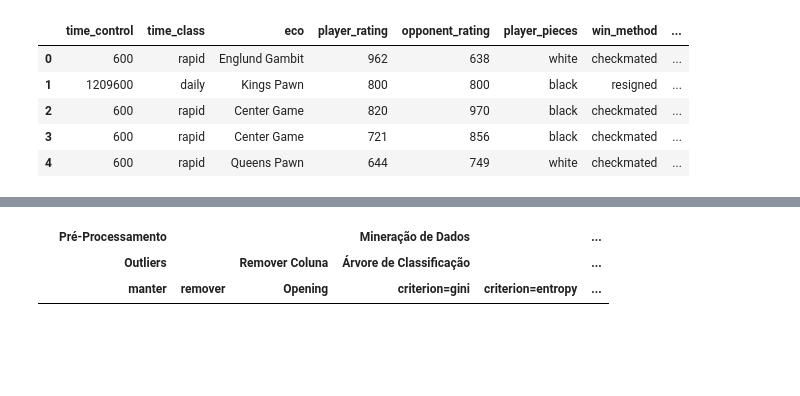
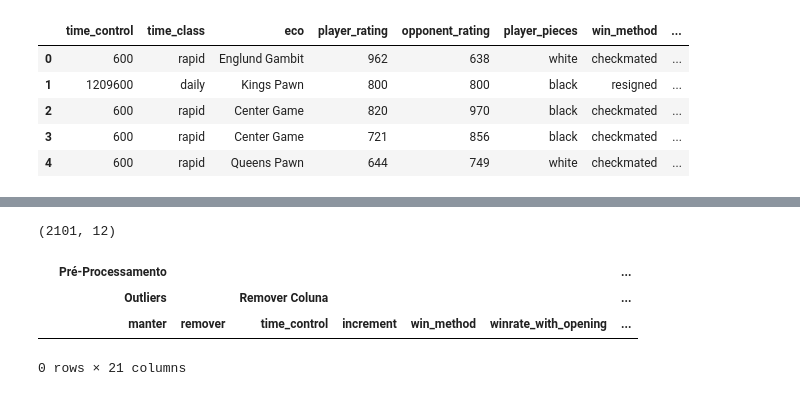
Before and after one commit to Mr-Barros/ENG4040, a Jupyter notebook: src/experimentacao/arvores_classificacao.ipynb, the cells around one changed output, grey strips where cells are left out. Saved outputs shown, nothing was run; the diff lists cells and outputs as text; code cells hidden in the pictures; blank space fills up the shorter version.

```diff
--- a/src/experimentacao/arvores_classificacao.ipynb
+++ b/src/experimentacao/arvores_classificacao.ipynb
@@ -203,13 +210,25 @@ df.head()
 # %%
 def remove_outliers(data: pd.DataFrame) -> pd.DataFrame:
     df = data
-
-    for col in ['Sales', 'CompPrice', 'Price']:
+    for col in ['time_control', 'opponent_rating', 'winrate_with_opening']:
+        if col not in df.columns:
+            continue
         Q1 = df[col].quantile(0.25)
         Q3 = df[col].quantile(0.75)
         IQR = Q3 - Q1
         lower_bound = Q1 - 1.5 * IQR
         upper_bound = Q3 + 1.5 * IQR
-        df = df[(df[col] > lower_bound) & (df[col] < upper_bound)]
+        # for winrate_with_opening, substitute outliers by mean value
+        if col == 'winrate_with_opening':
+            col_mean = df[col].mean()
+            out_of_bounds = (df[col] < lower_bound) | (df[col] > upper_bound)
+            df.loc[out_of_bounds, col] = col_mean
+        else:
+            df = df[(df[col] > lower_bound) & (df[col] < upper_bound)]
 
     return df
+
+df = remove_outliers(df)
+df.shape
+# %% [output]
+(2101, 12)
@@ -230,34 +258,38 @@ params = model_params['Árvore de Decisão']['params']
 # %%
 columns = pd.MultiIndex.from_tuples([
     ('Pré-Processamento', 'Outliers', 'manter'),
     ('Pré-Processamento', 'Outliers', 'remover'),
 
-    ('Pré-Processamento', 'Remover Coluna', 'Opening'),
+    ('Pré-Processamento', 'Remover Coluna', 'time_control'),
+    ('Pré-Processamento', 'Remover Coluna', 'increment'),
+    ('Pré-Processamento', 'Remover Coluna', 'win_method'),
+    ('Pré-Processamento', 'Remover Coluna', 'winrate_with_opening'),
 
     ('Mineração de Dados', 'Árvore de Classificação', f'criterion={params["criterion"][0]}'),
     ('Mineração de Dados', 'Árvore de Classificação', f'criterion={params["criterion"][1]}'),
     ('Mineração de Dados', 'Árvore de Classificação', f'criterion={params["criterion"][2]}'),
     ('Mineração de Dados', 'Árvore de Classificação', f'splitter={params["splitter"][0]}'),
     ('Mineração de Dados', 'Árvore de Classificação', f'splitter={params["splitter"][1]}'),
     ('Mineração de Dados', 'Árvore de Classificação', f'max_depth={params["max_depth"][0]}'),
     ('Mineração de Dados', 'Árvore de Classificação', f'max_depth={params["max_depth"][1]}'),
     ('Mineração de Dados', 'Árvore de Classificação', f'max_depth={params["max_depth"][2]}'),
     ('Mineração de Dados', 'Árvore de Classificação', f'min_samples_leaf={params["min_samples_leaf"][0]}'),
     ('Mineração de Dados', 'Árvore de Classificação', f'min_samples_leaf={params["min_samples_leaf"][1]}'),
     ('Mineração de Dados', 'Árvore de Classificação', f'min_samples_leaf={params["min_samples_leaf"][2]}'),
 
     ('Pós-Processamento', 'Medidas', 'Acurácia'),
     ('Pós-Processamento', 'Medidas', 'Precisão'),
     ('Pós-Processamento', 'Medidas', 'Recall'),
     ('Pós-Processamento', 'Medidas', 'F-Measure')
 ])
 
 experiment = pd.DataFrame(columns=columns)
 experiment
 # %% [output]
-|  | Pré-Processamento |  |  | Mineração de Dados |  | ... |
-|  | Outliers |  | Remover Coluna | Árvore de Classificação |  | ... |
-|  | manter | remover | Opening | criterion=gini | criterion=entropy | ... |
+|  | Pré-Processamento |  |  |  |  |  | ... |
+|  | Outliers |  | Remover Coluna |  |  |  | ... |
+|  | manter | remover | time_control | increment | win_method | winrate_with_opening | ... |
+0 rows × 21 columns
 # %%
 # Define metrics
 def make_scorers():
```
Also changed, not shown: parts of 5 cells of this notebook, 1 other file.
